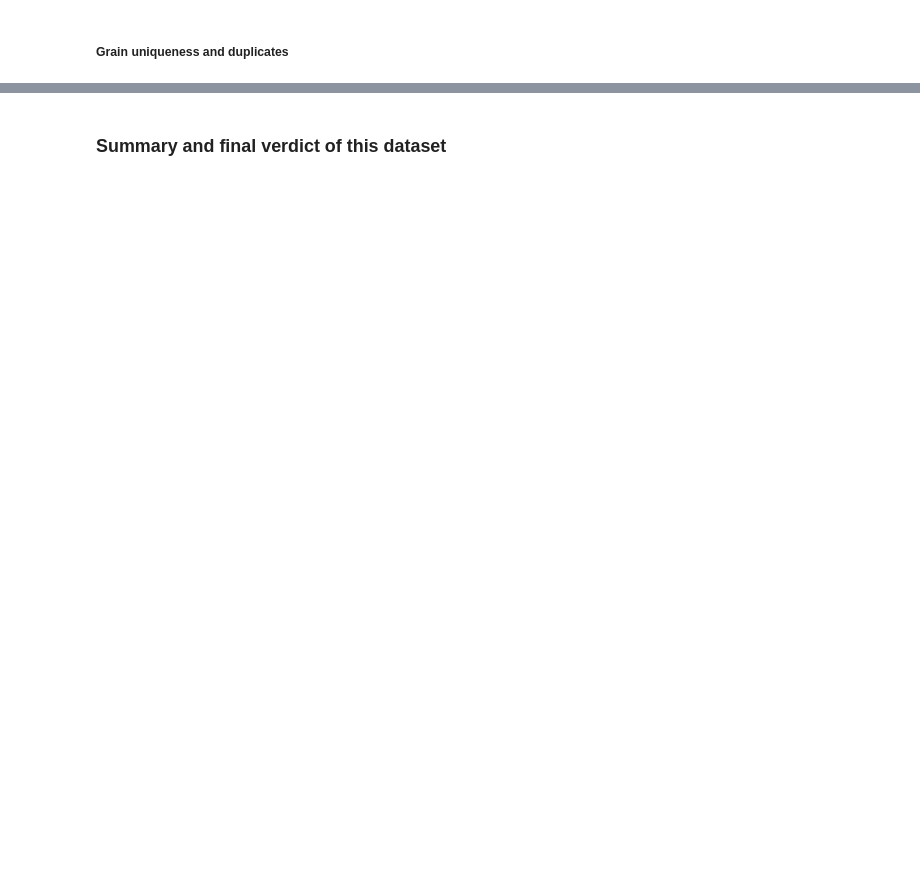
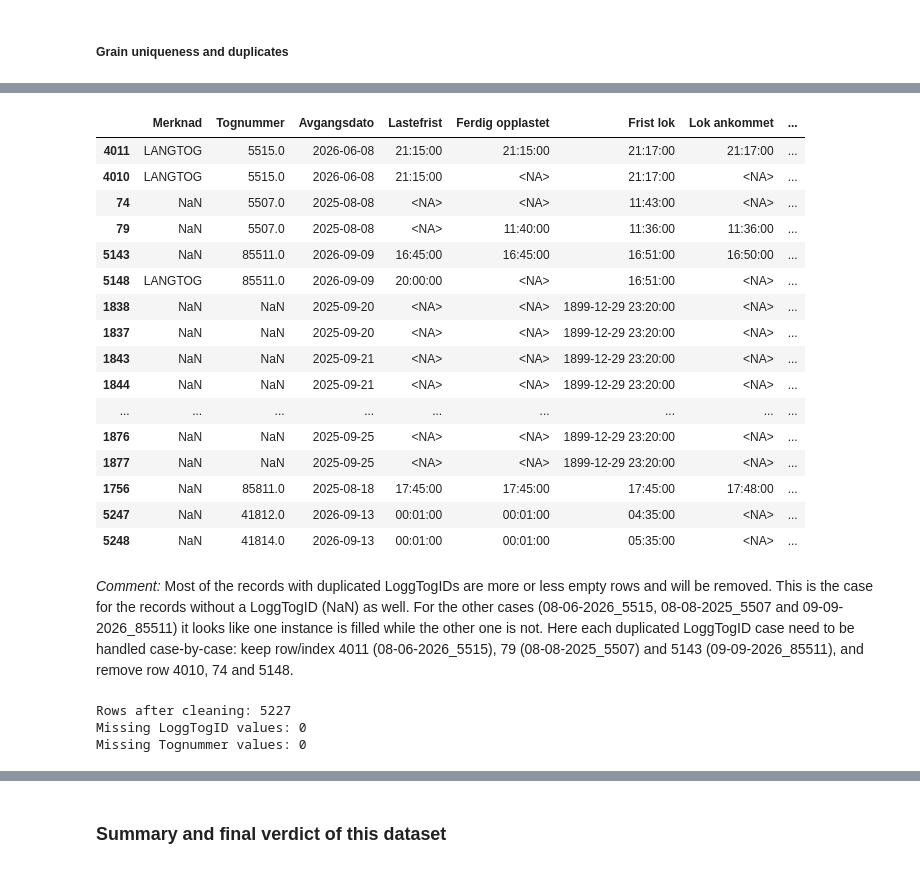
Before and after one commit to KriStrom/masteroppgave26SixSigmaDataanalyse, a Jupyter notebook: 01_measure_phase/01_01_data_quality_analysis.ipynb, the cells around one changed output, grey strips where cells are left out. Saved outputs shown, nothing was run; the diff lists cells and outputs as text; code cells hidden in the pictures; blank space fills up the shorter version.

```diff
--- a/01_measure_phase/01_01_data_quality_analysis.ipynb
+++ b/01_measure_phase/01_01_data_quality_analysis.ipynb
@@ -1604,0 +1961,36 @@ dtype: object
+# %%
+# CNormalize time values after completing the data-quality checks
+
+time_columns = [
+    "Lastefrist",
+    "Ferdig opplastet",
+    "Frist lok",
+    "Lok ankommet",
+    "Planlagt klart fra terminal",
+    "Klart fra terminal",
+    "Planlagt avgang",
+    "Faktisk avgang",
+]
+
+for column in time_columns:
+    # Convert values to strings and remove surrounding whitespace
+    values = df_terminallogg_filtered[column].astype("string").str.strip()
+
+    # Treat empty strings as missing
+    values = values.mask(values.eq(""))
+
+    # Treat decimal-style values such as "0,5" and "0.5" as missing
+    decimal_values = values.str.fullmatch(r"\d+[,.]\d+")
+    values = values.mask(decimal_values)
+
+    # Convert valid HH:MM values to HH:MM:SS
+    hh_mm_values = values.str.fullmatch(
+        r"(?:[01]\d|2[0-3]):[0-5]\d"
+    )
+    values = values.mask(
+        hh_mm_values,
+        values.loc[hh_mm_values] + ":00",
+    )
+
+    # Store the cleaned values back in the DataFrame
+    df_terminallogg_filtered[column] = values
@@ -1610,0 +2227,26 @@ dtype: object
+# %%
+duplicate_loggtogid_rows = df_terminallogg_filtered[
+    df_terminallogg_filtered["LoggTogID"].duplicated(keep=False)
+].sort_values("LoggTogID")
+
+duplicate_loggtogid_rows
+# %% [output]
+|  | Merknad | Tognummer | Avgangsdato | Lastefrist | Ferdig opplastet | Frist lok | Lok ankommet | ... |
+| 4011 | LANGTOG | 5515.0 | 2026-06-08 | 21:15:00 | 21:15:00 | 21:17:00 | 21:17:00 | ... |
+| 4010 | LANGTOG | 5515.0 | 2026-06-08 | 21:15:00 | <NA> | 21:17:00 | <NA> | ... |
+| 74 | NaN | 5507.0 | 2025-08-08 | <NA> | <NA> | 11:43:00 | <NA> | ... |
+| 79 | NaN | 5507.0 | 2025-08-08 | <NA> | 11:40:00 | 11:36:00 | 11:36:00 | ... |
+| 5143 | NaN | 85511.0 | 2026-09-09 | 16:45:00 | 16:45:00 | 16:51:00 | 16:50:00 | ... |
+| 5148 | LANGTOG | 85511.0 | 2026-09-09 | 20:00:00 | <NA> | 16:51:00 | <NA> | ... |
+| 1838 | NaN | NaN | 2025-09-20 | <NA> | <NA> | 1899-12-29 23:20:00 | <NA> | ... |
+| 1837 | NaN | NaN | 2025-09-20 | <NA> | <NA> | 1899-12-29 23:20:00 | <NA> | ... |
+| 1843 | NaN | NaN | 2025-09-21 | <NA> | <NA> | 1899-12-29 23:20:00 | <NA> | ... |
+| 1844 | NaN | NaN | 2025-09-21 | <NA> | <NA> | 1899-12-29 23:20:00 | <NA> | ... |
+| ... | ... | ... | ... | ... | ... | ... | ... | ... |
+| 1876 | NaN | NaN | 2025-09-25 | <NA> | <NA> | 1899-12-29 23:20:00 | <NA> | ... |
+| 1877 | NaN | NaN | 2025-09-25 | <NA> | <NA> | 1899-12-29 23:20:00 | <NA> | ... |
+| 1756 | NaN | 85811.0 | 2025-08-18 | 17:45:00 | 17:45:00 | 17:45:00 | 17:48:00 | ... |
+| 5247 | NaN | 41812.0 | 2026-09-13 | 00:01:00 | 00:01:00 | 04:35:00 | <NA> | ... |
+| 5248 | NaN | 41814.0 | 2026-09-13 | 00:01:00 | 00:01:00 | 05:35:00 | <NA> | ... |
+# %% [markdown]
+*Comment:* Most of the records with duplicated LoggTogIDs are more or less empty rows and will be removed. This is the case for the records without a LoggTogID (NaN) as well. For the other cases (08-06-2026_5515, 08-08-2025_5507 and 09-09-2026_85511) it looks like one instance is filled while the other one is not. Here each duplicated LoggTogID case need to be handled case-by-case: keep row/index 4011 (08-06-2026_5515), 79 (08-08-2025_5507) and 5143 (09-09-2026_85511), and remove row 4010, 74 and 5148.
@@ -1610,0 +2296,14 @@ dtype: object
+# %%
+print("Rows after cleaning:", len(df_terminallogg_clean))
+print(
+    "Missing LoggTogID values:",
+    df_terminallogg_clean["LoggTogID"].isna().sum(),
+)
+print(
+    "Missing Tognummer values:",
+    df_terminallogg_clean["Tognummer"].isna().sum(),
+)
+# %% [output]
+Rows after cleaning: 5227
+Missing LoggTogID values: 0
+Missing Tognummer values: 0
```
Also changed, not shown: parts of 66 cells of this notebook.
